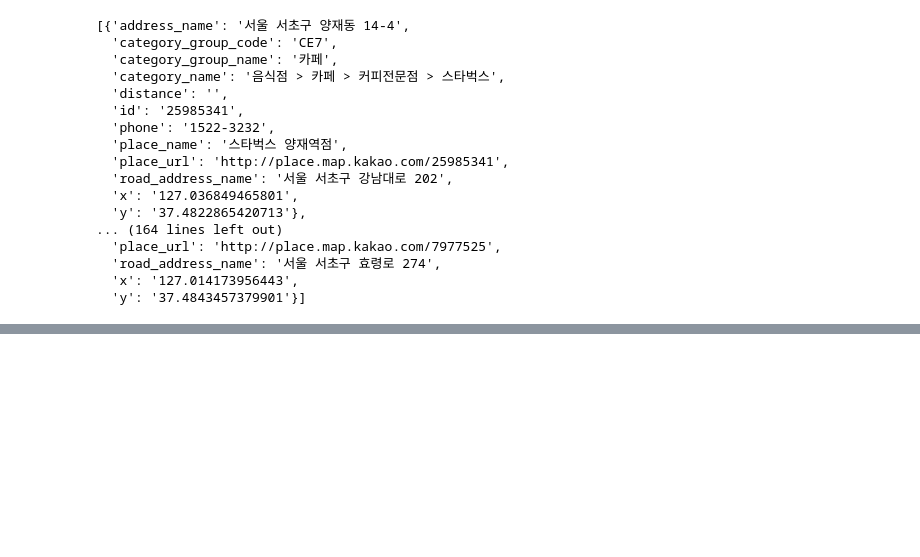
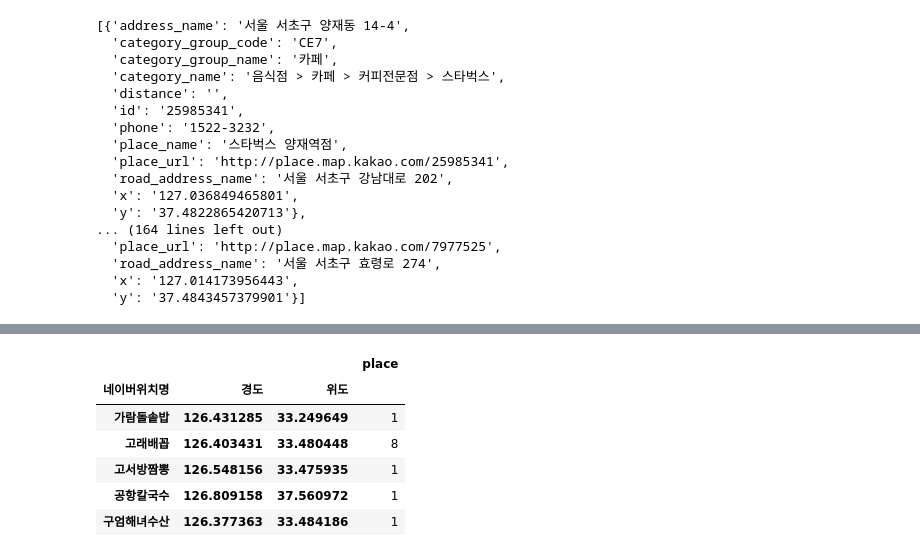
Before and after one commit to hemni28/datasalon_practice, a Jupyter notebook: Practice.ipynb, the cells around one changed output, grey strips where cells are left out. Saved outputs shown, nothing was run; the diff lists cells and outputs as text; code cells hidden in the pictures; blank space fills up the shorter version.

```diff
--- a/Practice.ipynb
+++ b/Practice.ipynb
@@ -933,0 +993,11 @@ location_counts_df = pd.read_excel
+# %%
+location_data = location_data.pivot_table(index=['네이버위치명','경도','위도'], values='place', aggfunc='sum') # 같은 장소명으로 병합하기
+location_data.head()
+# %% [output]
+|  |  |  | place |
+| 네이버위치명 | 경도 | 위도 |  |
+| 가람돌솥밥 | 126.431285 | 33.249649 | 1 |
+| 고래배꼽 | 126.403431 | 33.480448 | 8 |
+| 고서방짬뽕 | 126.548156 | 33.475935 | 1 |
+| 공항칼국수 | 126.809158 | 37.560972 | 1 |
+| 구엄해녀수산 | 126.377363 | 33.484186 | 1 |
```
Also changed, not shown: parts of 25 cells of this notebook, 27 other files.
